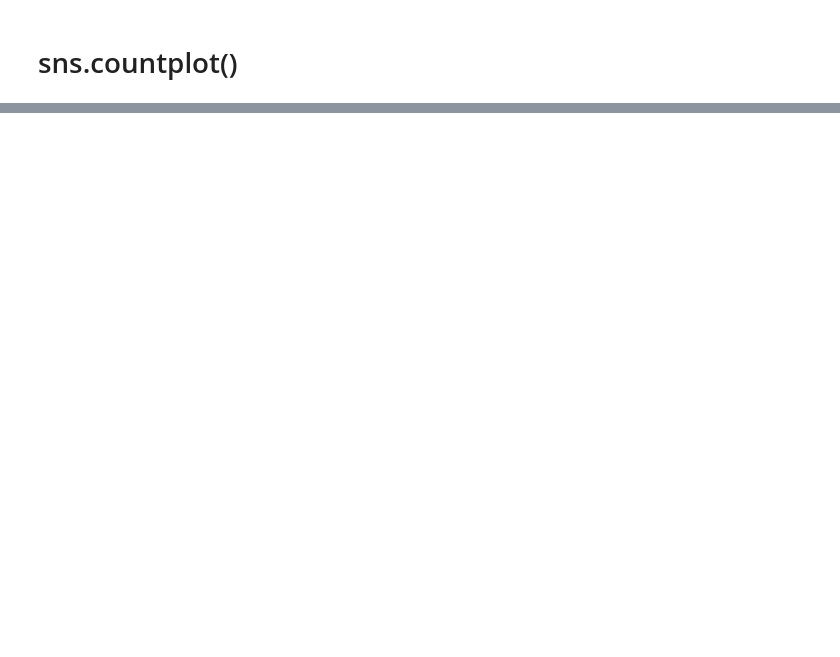
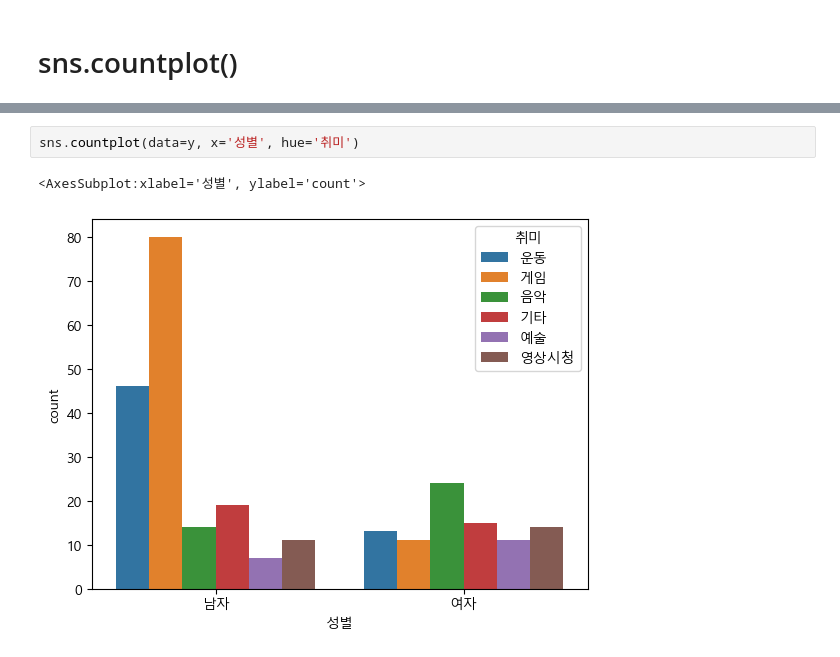
Before and after one commit to minseok06/PPP, a Jupyter notebook: 대회 준비_민석이와 친구들.ipynb, the cells around one changed output, grey strips where cells are left out. Drawn from its saved outputs; the diff is of its cells as text; blank space fills up the shorter version.

```diff
--- a/대회 준비_민석이와 친구들.ipynb
+++ b/대회 준비_민석이와 친구들.ipynb
@@ -381,0 +381,5 @@ plt.show()
+# %%
+sns.countplot(data=y, x='성별', hue='취미')
+# %% [output]
+<AxesSubplot:xlabel='성별', ylabel='count'>
+[figure, added]
```
Also changed, not shown: parts of 4 cells of this notebook, 1 other file.
